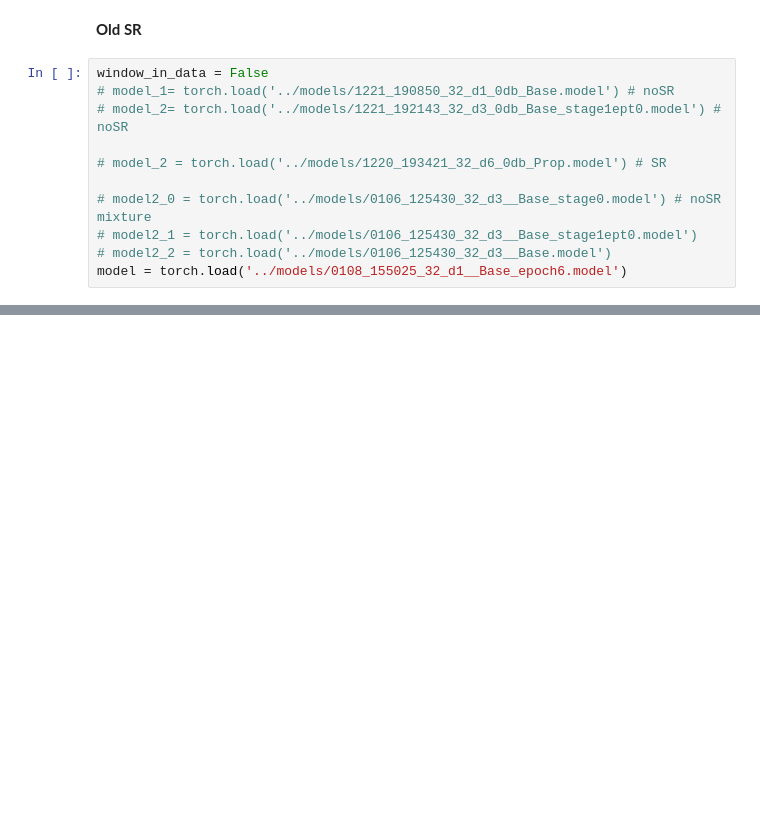
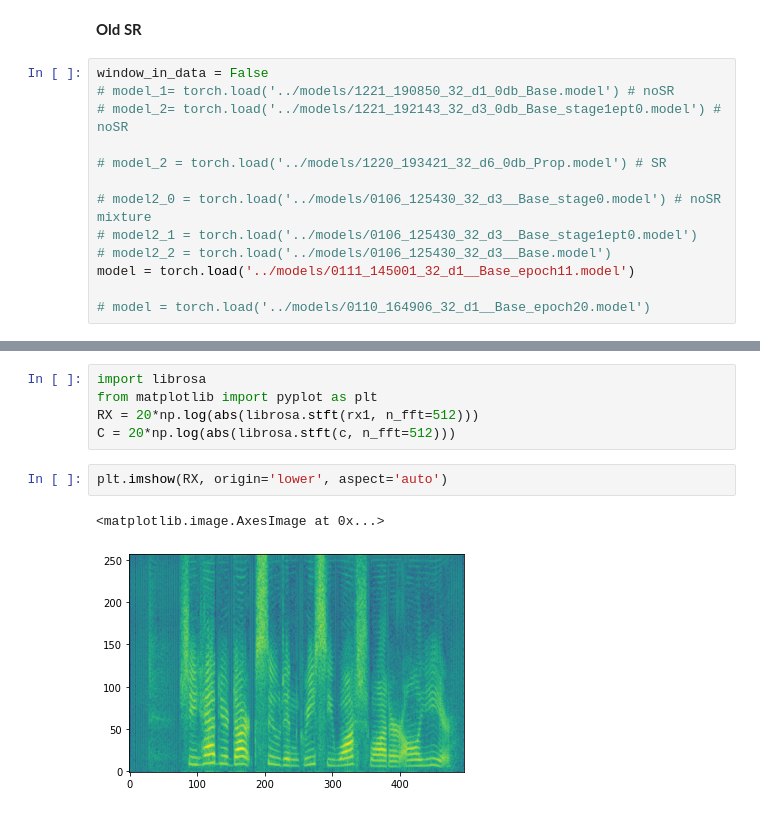
Before and after one commit to haiciyang/SANAC, a Jupyter notebook: src/Listenning_test_0610.ipynb, the cells around one changed output, grey strips where cells are left out. Drawn from its saved outputs; the diff is of its cells as text; blank space fills up the shorter version.

```diff
--- a/src/Listenning_test_0610.ipynb
+++ b/src/Listenning_test_0610.ipynb
@@ -259,7 +264,9 @@ window_in_data = False
 # model2_0 = torch.load('../models/0106_125430_32_d3__Base_stage0.model') # noSR mixture
 # model2_1 = torch.load('../models/0106_125430_32_d3__Base_stage1ept0.model')
 # model2_2 = torch.load('../models/0106_125430_32_d3__Base.model')
-model = torch.load('../models/0108_155025_32_d1__Base_epoch6.model')
+model = torch.load('../models/0111_145001_32_d1__Base_epoch11.model')
+
+# model = torch.load('../models/0110_164906_32_d1__Base_epoch20.model')
 # %%
 # c, x, c_l, x_l = gen_sound(i=1, db=0, window_in_data=window_in_data)
 # ipd.Audio(x/max(x), rate = 16000)
@@ -277,3 +284,13 @@ rs1, rx1 = generate_result(model, c_l, window_in_data=window_in_data)
 ipd.Audio(rx1/max(abs(rx1)), rate = 16000)
 # %% [output]
 [interactive output not drawn]
+# %%
+import librosa
+from matplotlib import pyplot as plt
+RX = 20*np.log(abs(librosa.stft(rx1, n_fft=512)))
+C = 20*np.log(abs(librosa.stft(c, n_fft=512)))
+# %%
+plt.imshow(RX, origin='lower', aspect='auto')
+# %% [output]
+<matplotlib.image.AxesImage at 0x...>
+[figure, added]
```
Also changed, not shown: parts of 45 cells of this notebook, 7 other files.
